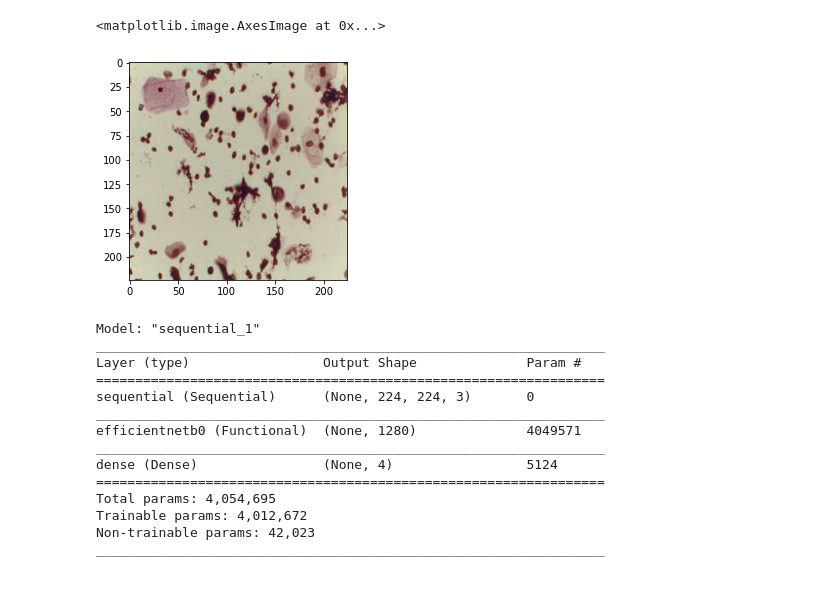
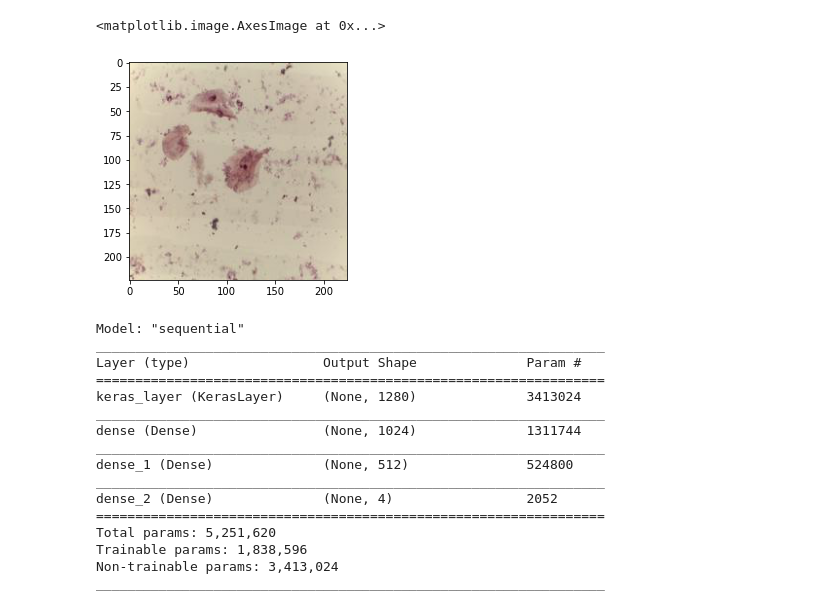
Before and after one commit to sanjana091001/Medical_Imaging, a Jupyter notebook: cerv_canc(EfficientNet).ipynb, the cells around one changed output. Saved outputs shown, nothing was run; the diff lists cells and outputs as text; code cells hidden in the pictures.

```diff
--- a/cerv_canc(EfficientNet).ipynb
+++ b/cerv_canc(EfficientNet).ipynb
@@ -17,6 +17,6 @@ from tensorflow.keras.models import Sequential
 IMAGE_SHAPE=(224,224)
 # %%
 import pathlib
-data_dir=pathlib.Path("/home/sanjana/Desktop/medical_imaging/cervical-cancer")
+data_dir=pathlib.Path("/home/sanjana/Desktop/med_img/cervical-cancer2")
 data_dir
 # %% [output]
@@ -29,7 +29,7 @@ image_count
 # %%
 lesions_dict={
     'NILM': list(data_dir.glob('NILM/*')),
-    'LSIL': list(data_dir.glob('LSIL/*')),
-    'HSIL': list(data_dir.glob('HSIL/*')),
-    'SCC': list(data_dir.glob('SCC/*')),
+    'LSIL': list(data_dir.glob('LSIL_new/*')),
+    'HSIL': list(data_dir.glob('HSIL_new/*')),
+    'SCC': list(data_dir.glob('SCC_new/*')),
 }
@@ -69,5 +73,5 @@ print(len(x_test_scaled))
 # %%
-plt.imshow(x[575])
+plt.imshow(x[200])
 # %% [output]
 <matplotlib.image.AxesImage at 0x...>
-[figure, old version]
+[figure, new version]
@@ -80,35 +81,27 @@ data_aug=keras.Sequential([
 # %%
-from tensorflow.keras.applications import EfficientNetB0
-
 num_lesions=4
 
-efficient_net = EfficientNetB0(
-    weights='imagenet',
-    input_shape=(224,224,3),
-    include_top=False,
-    pooling='max'
-)
-
 model=tf.keras.Sequential([
-    data_aug,
-    efficient_net,
-    #tf.keras.layers.Dense(512, activation="relu"),
-    #tf.keras.layers.Dense(256, activation="relu"),
+    mod,
+    tf.keras.layers.Dense(1024, activation="relu"),
+    tf.keras.layers.Dense(512, activation="relu"),
     tf.keras.layers.Dense(num_lesions)
 ])
 model.summary()
 # %% [output]
-Model: "sequential_1"
+Model: "sequential"
 _________________________________________________________________
 Layer (type)                 Output Shape              Param #
 =================================================================
-sequential (Sequential)      (None, 224, 224, 3)       0
+keras_layer (KerasLayer)     (None, 1280)              3413024
 _________________________________________________________________
-efficientnetb0 (Functional)  (None, 1280)              4049571
+dense (Dense)                (None, 1024)              1311744
 _________________________________________________________________
-dense (Dense)                (None, 4)                 5124
+dense_1 (Dense)              (None, 512)               524800
+_________________________________________________________________
+dense_2 (Dense)              (None, 4)                 2052
 =================================================================
-Total params: 4,054,695
-Trainable params: 4,012,672
-Non-trainable params: 42,023
+Total params: 5,251,620
+Trainable params: 1,838,596
+Non-trainable params: 3,413,024
 _________________________________________________________________
```
Also changed, not shown: parts of 13 cells of this notebook.
